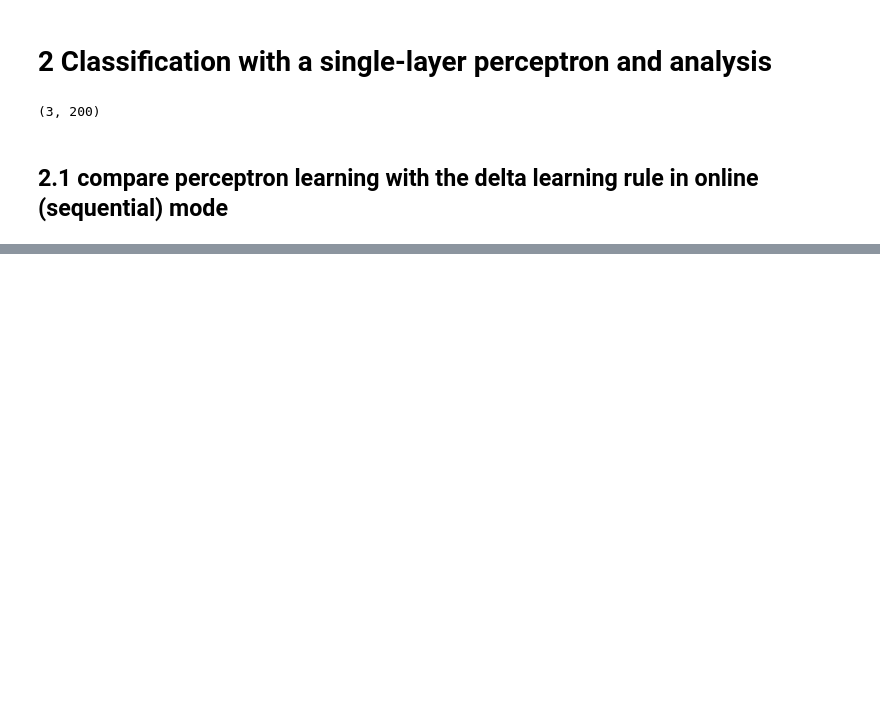
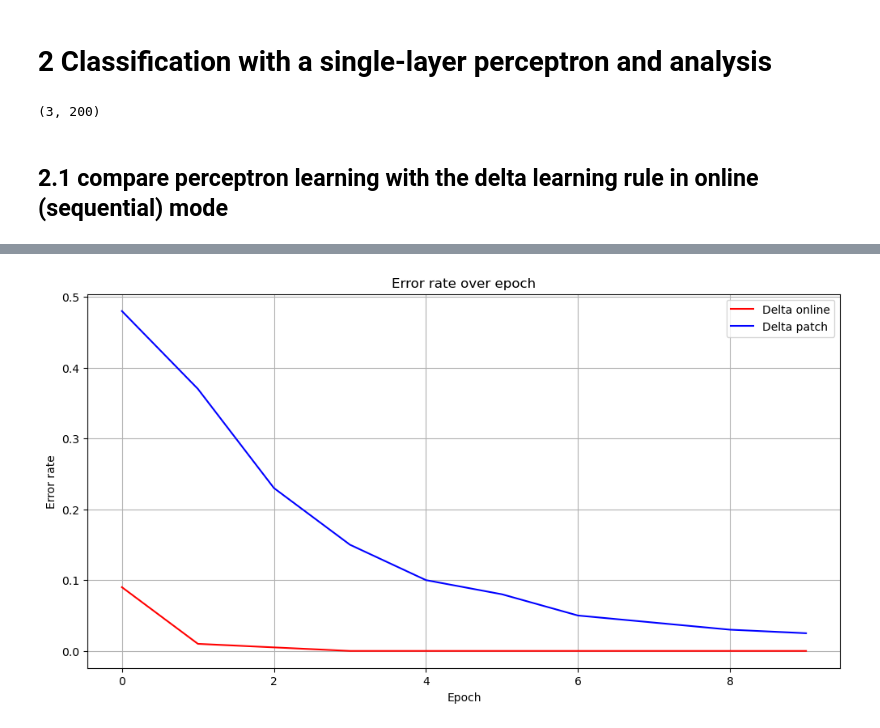
Before and after one commit to haya-hyh/ANN, a Jupyter notebook: lab1a.ipynb, the cells around one changed output, grey strips where cells are left out. Saved outputs shown, nothing was run; the diff lists cells and outputs as text; code cells hidden in the pictures; blank space fills up the shorter version.

```diff
--- a/lab1a.ipynb
+++ b/lab1a.ipynb
@@ -134,0 +162,18 @@ plt.show()
+# %%
+n = 10
+learning_rate = 0.0001
+weights3, errorrate_deltaonline_list_epoch = delta_model_online_epoch(data, labels, n,learning_rate)
+weights4, errorrate_deltapatch_list_epoch = delta_model_batch(data, labels, n,learning_rate)
+
+
+plt.figure(figsize=(12,6))
+plt.plot(range(n), errorrate_deltaonline_list_epoch, label='Delta online', c="r")
+plt.plot(range(n), errorrate_deltapatch_list_epoch, label='Delta patch', c="b")
+plt.xlabel('Epoch')
+plt.ylabel('Error rate')
+plt.title('Error rate over epoch')
+plt.legend()
+plt.grid(True)
+plt.show()
+# %% [output]
+[figure, added]
```
Also changed, not shown: parts of 13 cells of this notebook.
